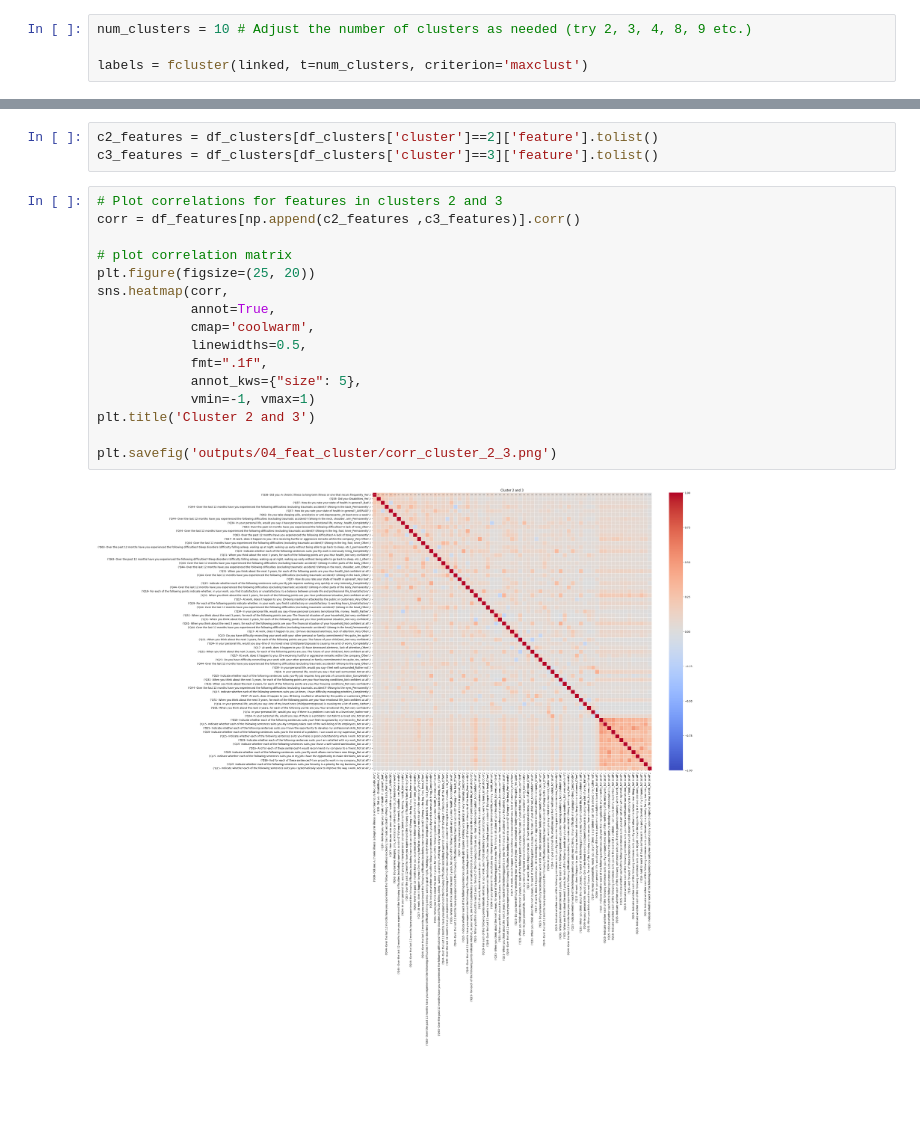
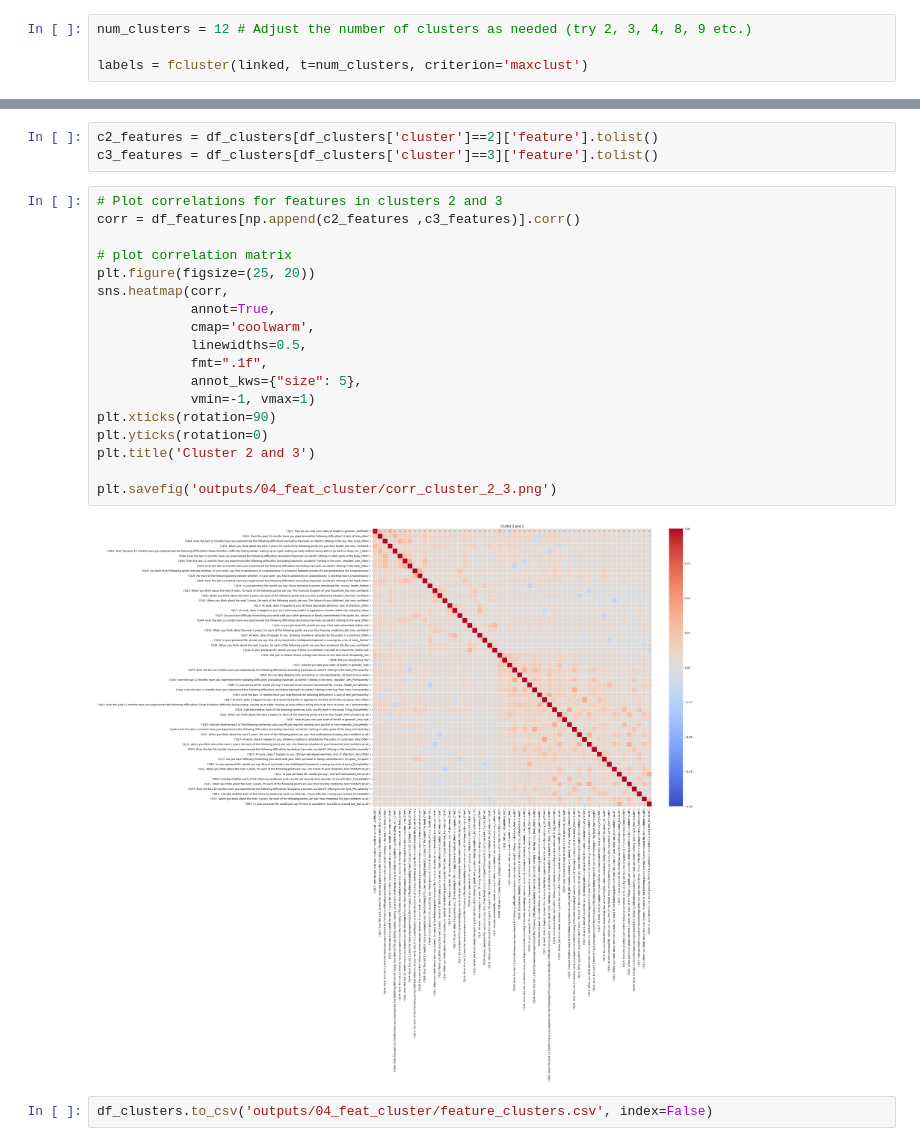
Before and after one commit to dilancroos/sl_predictors_xai, a Jupyter notebook: 04_feat_clustering.ipynb, the cells around one changed output, grey strips where cells are left out. Saved outputs shown, nothing was run; the diff lists cells and outputs as text; blank space fills up the shorter version.

Commit message:
Mod: Added clusters, optimal cluster number and all clusters

```diff
--- a/04_feat_clustering.ipynb
+++ b/04_feat_clustering.ipynb
@@ -131,5 +165,5 @@ plt.savefig('outputs/04_feat_cluster/dendrogram.png')
 # %%
-num_clusters = 10 # Adjust the number of clusters as needed (try 2, 3, 4, 8, 9 etc.)
+num_clusters = 12 # Adjust the number of clusters as needed (try 2, 3, 4, 8, 9 etc.)
 
 labels = fcluster(linked, t=num_clusters, criterion='maxclust')
 # %%
@@ -171,18 +205,22 @@ c3_features = df_clusters[df_clusters['cluster']==3]['feature'].tolist()
 # %%
 # Plot correlations for features in clusters 2 and 3
 corr = df_features[np.append(c2_features ,c3_features)].corr()
 
 # plot correlation matrix
 plt.figure(figsize=(25, 20))
 sns.heatmap(corr,
             annot=True,
             cmap='coolwarm',
             linewidths=0.5,
             fmt=".1f",
             annot_kws={"size": 5},
             vmin=-1, vmax=1)
+plt.xticks(rotation=90)
+plt.yticks(rotation=0)
 plt.title('Cluster 2 and 3')
 
 plt.savefig('outputs/04_feat_cluster/corr_cluster_2_3.png')
 # %% [output]
-[figure, old version]
+[figure, new version]
+# %%
+df_clusters.to_csv('outputs/04_feat_cluster/feature_clusters.csv', index=False)
```
Also changed, not shown: parts of 9 cells of this notebook, 3 other files.
